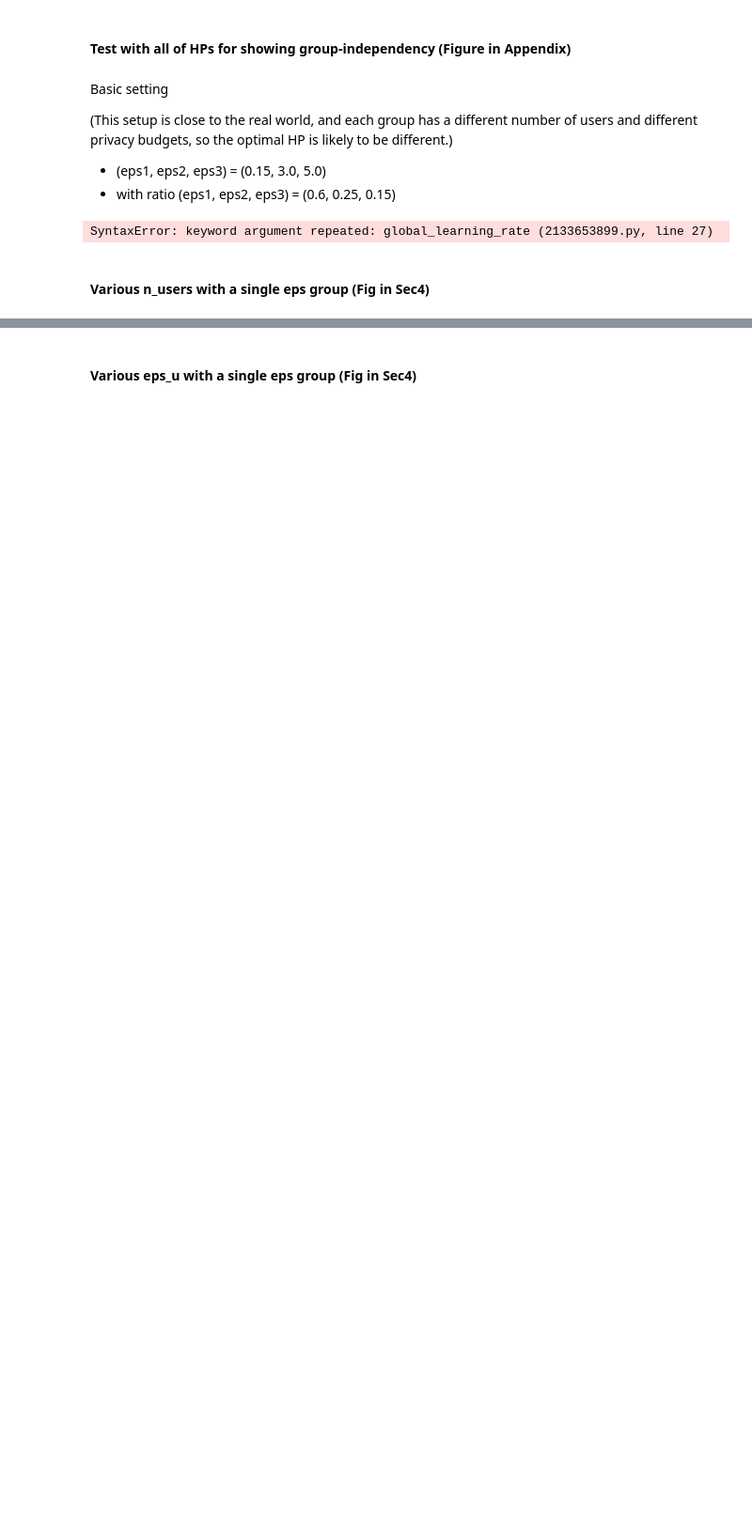
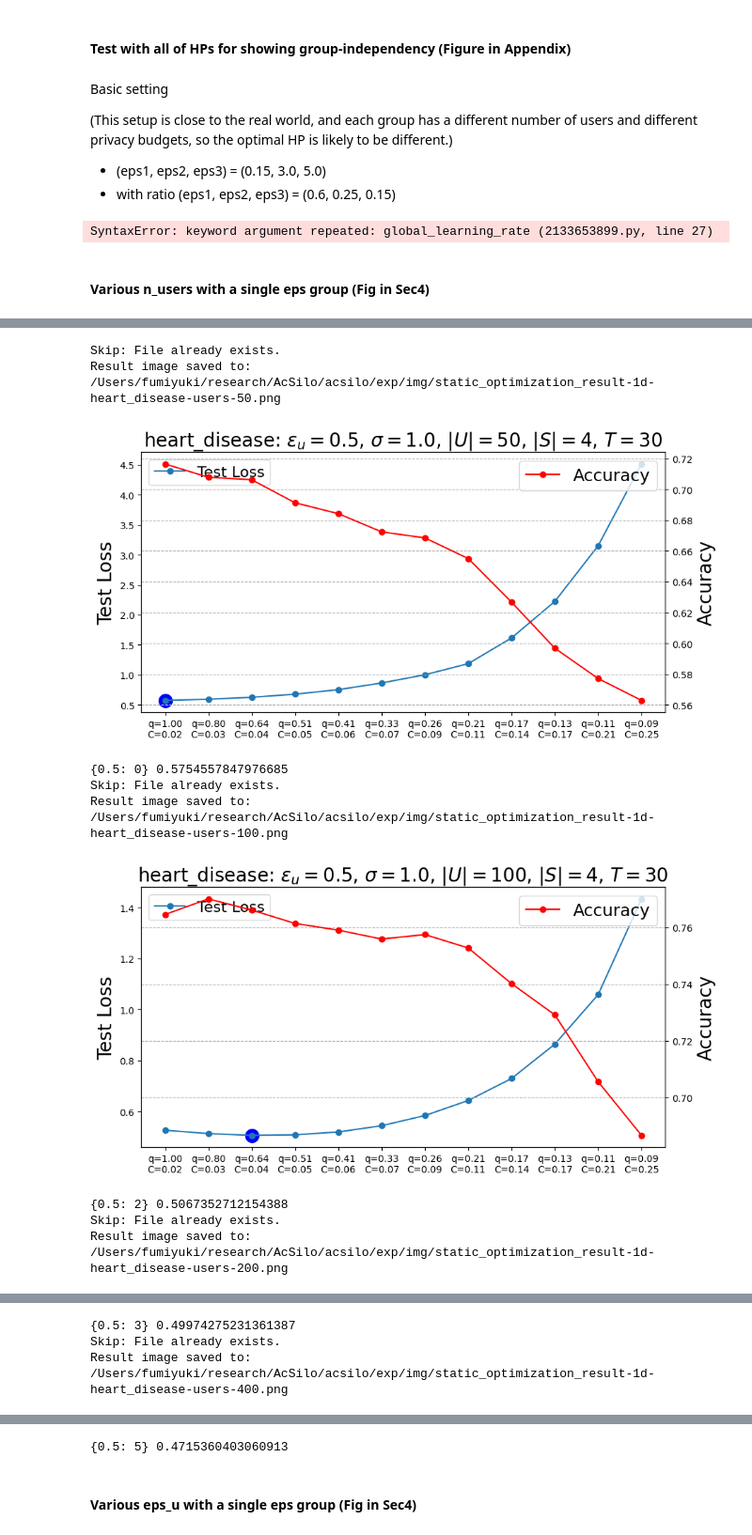
Before and after one commit to FumiyukiKato/uldp-fl, a Jupyter notebook: exp/puldp_exp.ipynb, the cells around one changed output, grey strips where cells are left out. Shown at 94% size. Saved outputs shown, nothing was run; the diff lists cells and outputs as text; code cells hidden in the pictures; blank space fills up the shorter version.

```diff
--- a/exp/puldp_exp.ipynb
+++ b/exp/puldp_exp.ipynb
@@ -165,0 +114,24 @@ Result image saved to: /Users/fumiyuki/research/AcSilo/acsilo/exp/img/static_opt
+# %%
+logger_set_warning()
+fed_sim_params = init_heart_disease_param(eps_u=0.5, parallelized=True)
+
+for n_users in [50, 100, 200, 400]:
+    fed_sim_params.n_users = n_users
+    idx_per_group_list = prepare_grid_search(fed_sim_params.get_group_eps_set(), start_idx=0, end_idx=12)
+    static_optimization(fed_sim_params, idx_per_group_list, static_q_u_list=None, force_update=False)
+    min_idx, min_loss = show_static_optimization_result(
+        fed_sim_params, idx_per_group_list,
+        img_name=f"heart_disease-users-{n_users}"
+    )
+    print(min_idx, min_loss)
+# %% [output]
+Skip: File already exists.
+Result image saved to: /Users/fumiyuki/research/AcSilo/acsilo/exp/img/static_optimization_result-1d-heart_disease-users-50.png
+[figure, added]
+{0.5: 0} 0.5754557847976685
+Skip: File already exists.
+Result image saved to: /Users/fumiyuki/research/AcSilo/acsilo/exp/img/static_optimization_result-1d-heart_disease-users-100.png
+[figure, added]
+{0.5: 2} 0.5067352712154388
+Skip: File already exists.
+Result image saved to: /Users/fumiyuki/research/AcSilo/acsilo/exp/img/static_optimization_result-1d-heart_disease-users-200.png
@@ -165,0 +139,3 @@ Result image saved to: /Users/fumiyuki/research/AcSilo/acsilo/exp/img/static_opt
+{0.5: 3} 0.49974275231361387
+Skip: File already exists.
+Result image saved to: /Users/fumiyuki/research/AcSilo/acsilo/exp/img/static_optimization_result-1d-heart_disease-users-400.png
@@ -166,2 +143,3 @@ Result image saved to: /Users/fumiyuki/research/AcSilo/acsilo/exp/img/static_opt
+{0.5: 5} 0.4715360403060913
 # %% [markdown]
 #### Various eps_u with a single eps group (Fig in Sec4)
```
Also changed, not shown: parts of 31 cells of this notebook, 8 other files.
